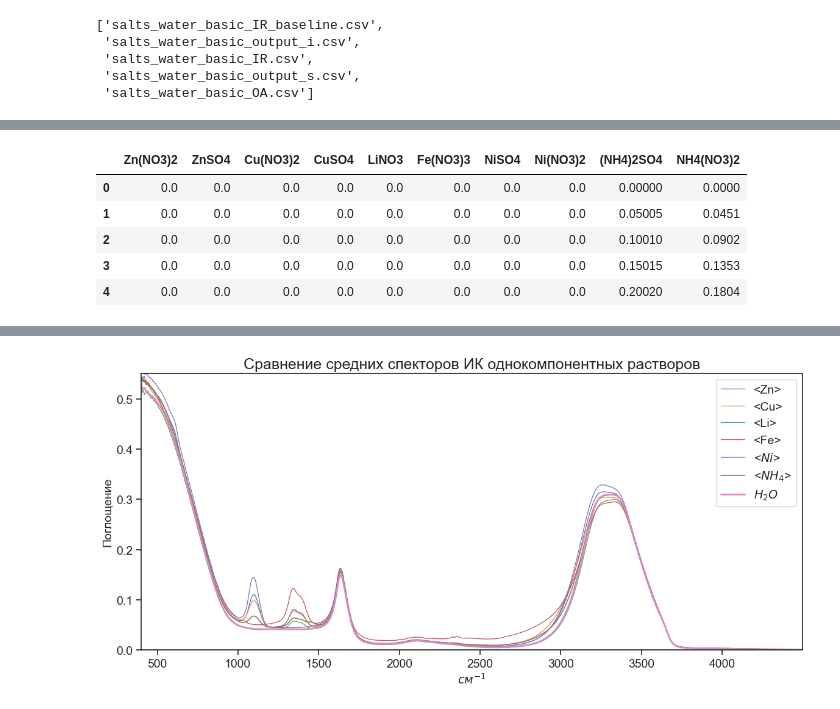
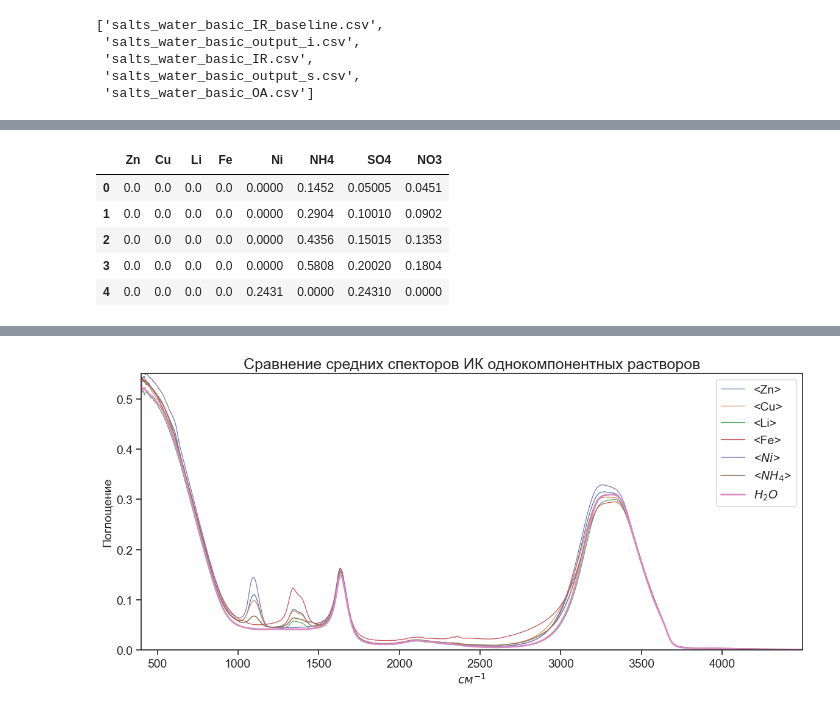
Before and after one commit to oesarmanova/salts_water_2022, a Jupyter notebook: exploratory_data_analysis.ipynb, the cells around one changed output, grey strips where cells are left out. Cells and saved outputs as stored; diff of their text form; code cells hidden in the pictures.

```diff
--- a/exploratory_data_analysis.ipynb
+++ b/exploratory_data_analysis.ipynb
@@ -72,19 +33,17 @@ basline.to_csv('salts_water_basic_IR_baseline.csv', index=False)
 # %%
-filename = 'salts_water_basic_output_s.csv'
+filename = 'salts_water_basic_output_i.csv'
 outputs = pd.read_csv(f'{base_dir}/{filename}')
-outputs = outputs.drop(columns=['Unnamed: 0'])
-outputs.to_csv(f'{base_dir}/{filename}', index=False)
-#outputs = outputs.drop(index=[0])
-#outputs.index -=1
-#outputs = outputs.sort_index()
+outputs = outputs.drop(index=[0])
+outputs.index -=1
+outputs = outputs.sort_index()
 outputs.head()
 # %% [output]
-|  | Zn(NO3)2 | ZnSO4 | Cu(NO3)2 | CuSO4 | LiNO3 | Fe(NO3)3 | NiSO4 | Ni(NO3)2 | (NH4)2SO4 | NH4(NO3)2 |
-| 0 | 0.0 | 0.0 | 0.0 | 0.0 | 0.0 | 0.0 | 0.0 | 0.0 | 0.00000 | 0.0000 |
-| 1 | 0.0 | 0.0 | 0.0 | 0.0 | 0.0 | 0.0 | 0.0 | 0.0 | 0.05005 | 0.0451 |
-| 2 | 0.0 | 0.0 | 0.0 | 0.0 | 0.0 | 0.0 | 0.0 | 0.0 | 0.10010 | 0.0902 |
-| 3 | 0.0 | 0.0 | 0.0 | 0.0 | 0.0 | 0.0 | 0.0 | 0.0 | 0.15015 | 0.1353 |
-| 4 | 0.0 | 0.0 | 0.0 | 0.0 | 0.0 | 0.0 | 0.0 | 0.0 | 0.20020 | 0.1804 |
+|  | Zn | Cu | Li | Fe | Ni | NH4 | SO4 | NO3 |
+| 0 | 0.0 | 0.0 | 0.0 | 0.0 | 0.0000 | 0.1452 | 0.05005 | 0.0451 |
+| 1 | 0.0 | 0.0 | 0.0 | 0.0 | 0.0000 | 0.2904 | 0.10010 | 0.0902 |
+| 2 | 0.0 | 0.0 | 0.0 | 0.0 | 0.0000 | 0.4356 | 0.15015 | 0.1353 |
+| 3 | 0.0 | 0.0 | 0.0 | 0.0 | 0.0000 | 0.5808 | 0.20020 | 0.1804 |
+| 4 | 0.0 | 0.0 | 0.0 | 0.0 | 0.2431 | 0.0000 | 0.24310 | 0.0000 |
 # %%
 df.shape, outputs.shape
 # %% [output]
```
Also changed, not shown: parts of 8 cells of this notebook, 13 other files.
